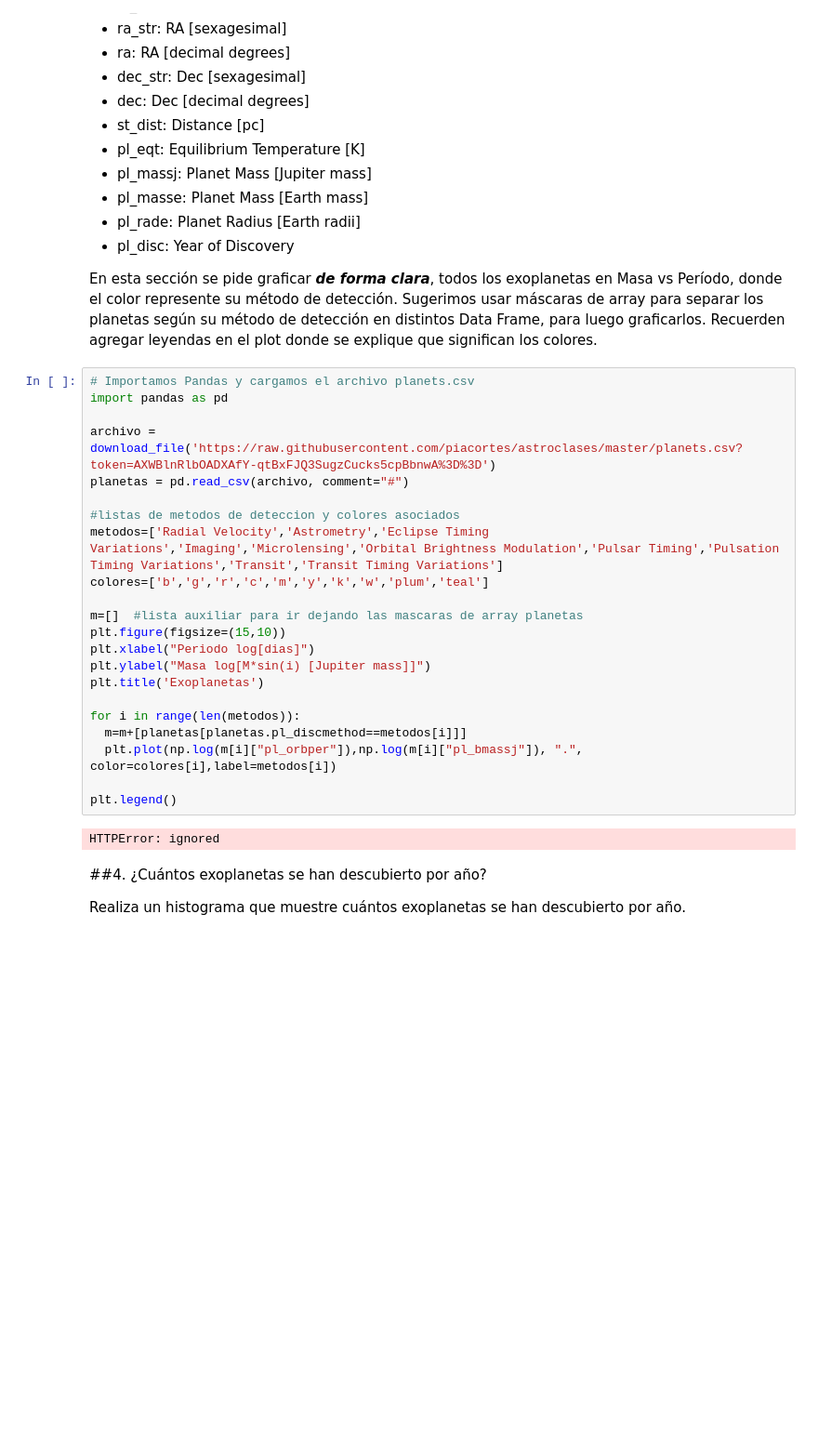
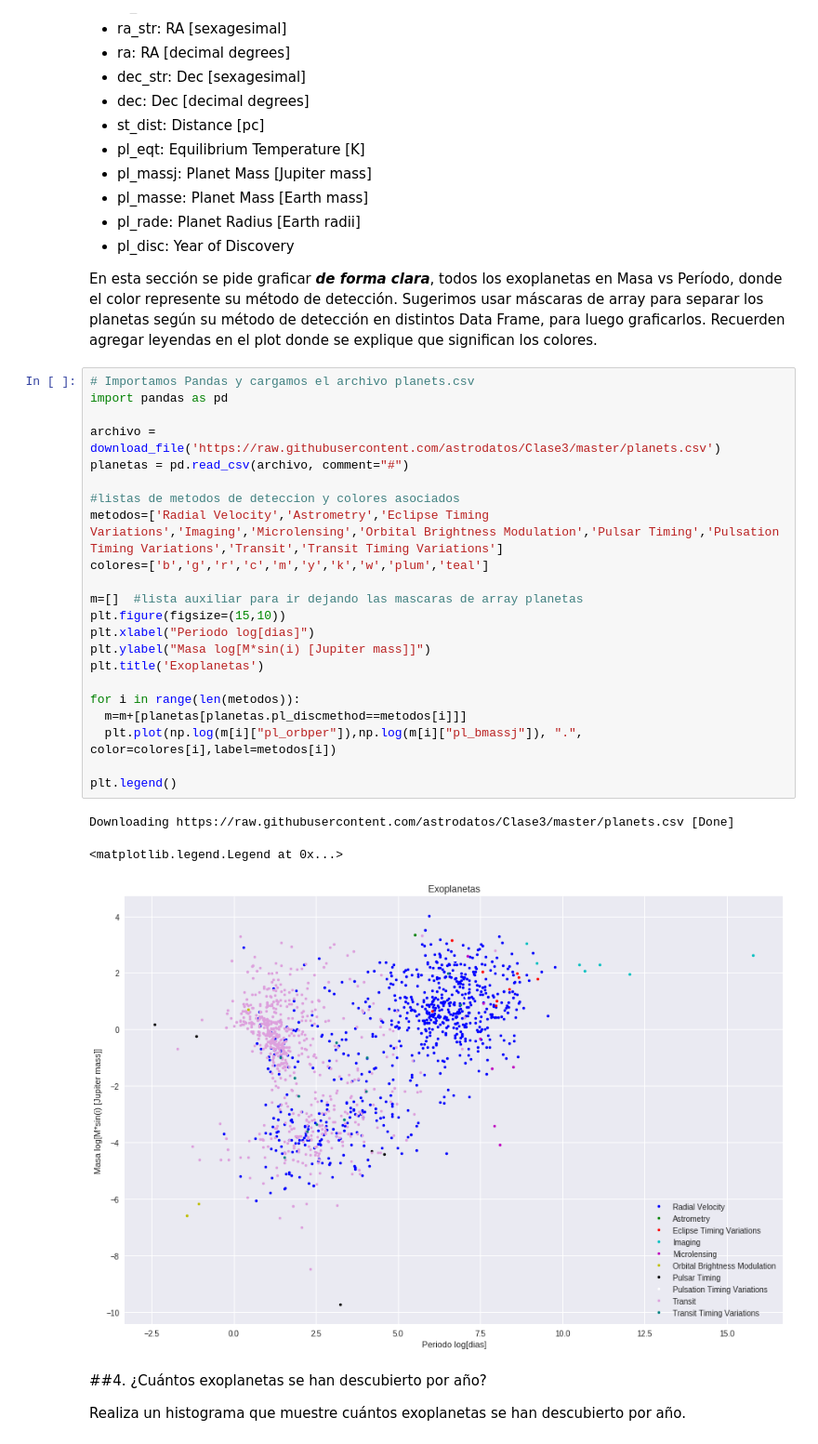
Before and after one commit to chenriquezb/minitarea3, a Jupyter notebook: minitarea3.ipynb, the cells around one changed output. Shown: that part at 93% size. Cells and saved outputs as stored; diff of their text form; blank space fills up the shorter version.

```diff
--- a/minitarea3.ipynb
+++ b/minitarea3.ipynb
@@ -183,27 +183,29 @@ En esta sección se pide graficar ***de forma clara***, todos los exoplanetas en
 # %%
 # Importamos Pandas y cargamos el archivo planets.csv
 import pandas as pd
 
-archivo = download_file('https://raw.githubusercontent.com/piacortes/astroclases/master/planets.csv?token=AXWBlnRlbOADXAfY-qtBxFJQ3SugzCucks5cpBbnwA%3D%3D')
+archivo = download_file('https://raw.githubusercontent.com/astrodatos/Clase3/master/planets.csv')
 planetas = pd.read_csv(archivo, comment="#")
 
 #listas de metodos de deteccion y colores asociados
 metodos=['Radial Velocity','Astrometry','Eclipse Timing Variations','Imaging','Microlensing','Orbital Brightness Modulation','Pulsar Timing','Pulsation Timing Variations','Transit','Transit Timing Variations']
 colores=['b','g','r','c','m','y','k','w','plum','teal']
 
 m=[]  #lista auxiliar para ir dejando las mascaras de array planetas
 plt.figure(figsize=(15,10))
 plt.xlabel("Periodo log[dias]")
 plt.ylabel("Masa log[M*sin(i) [Jupiter mass]]")
 plt.title('Exoplanetas')
 
 for i in range(len(metodos)):
   m=m+[planetas[planetas.pl_discmethod==metodos[i]]]
   plt.plot(np.log(m[i]["pl_orbper"]),np.log(m[i]["pl_bmassj"]), ".", color=colores[i],label=metodos[i])
 
 plt.legend()
 # %% [output]
-HTTPError: ignored
+Downloading https://raw.githubusercontent.com/astrodatos/Clase3/master/planets.csv [Done]
+<matplotlib.legend.Legend at 0x...>
+[figure, added]
 # %% [markdown]
 ##4. ¿Cuántos exoplanetas se han descubierto por año?
 
```
Also changed, not shown: parts of 2 cells of this notebook.
